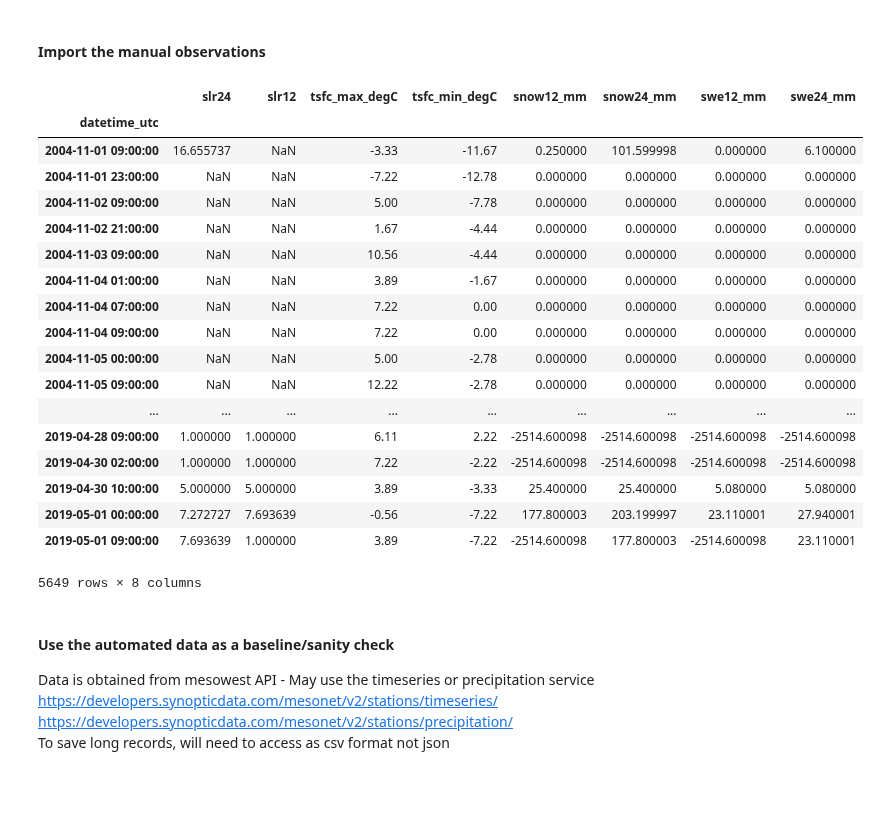
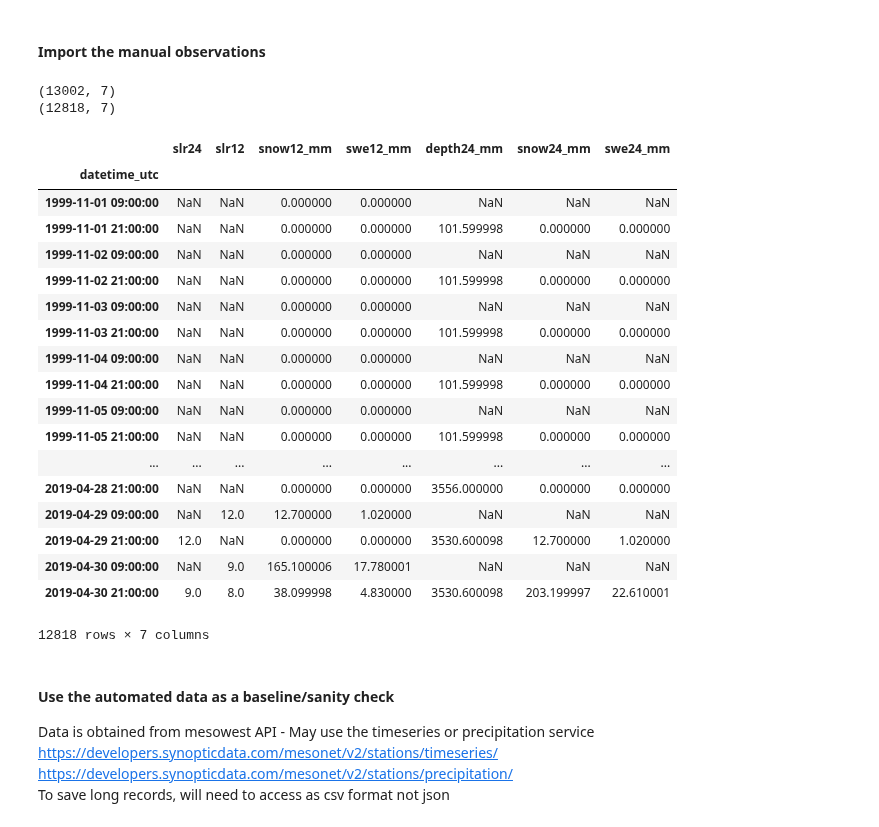
Before and after one commit to m-wessler/snow-liquid-ratio, a Jupyter notebook: data-tools/generic_data_ingest.ipynb, the cells around one changed output. Saved outputs shown, nothing was run; the diff lists cells and outputs as text; code cells hidden in the pictures; blank space fills up the shorter version.

Commit message:
added CLN to generic ingest, fixed time-shift issue, datetime ingest bug, rounded SLR to interger

```diff
--- a/data-tools/generic_data_ingest.ipynb
+++ b/data-tools/generic_data_ingest.ipynb
@@ -31,10 +31,24 @@ for s in ['SITE']:
         'tshift':None,
         'auto_site':''
 },
+# %%
+file_info = {
+    'CLNX':{
+        'header':['DATE', 'SNOW', 'SWE', 'DEPTH24', 'SNOW24', 'SWE24'],
+        'rename':['datetime', 'snow12', 'swe12', 'depth24', 'snow24', 'swe24'],
+        'units':[None, 'in', 'in', 'in', 'in', 'in'],
+        'tzinfo':-7,
+        'tfmt':['%Y%m%d%H%M'],
+        'tfix':None,
+        'tshift':None,
+        'auto_site':'CLN',
+    },
+}
 # %% [markdown]
 #### Import the manual observations
 # %%
-site = 'AGD'
+site = 'CLNX'
+
 finfo = file_info[site]
 
 f = glob(obdir + '%s*.csv'%site)[0]
@@ -63,7 +77,7 @@ elif len(finfo['tfmt']) == 2:
                             if d.minute > 30 else d-timedelta(minutes=d.minute) for d in data_raw['datetime']]
 
 elif len(finfo['tfmt']) == 1:
-    pass
+    data_raw['datetime'] = [datetime.strptime(str(t), finfo['tfmt'][0]) for t in data_raw['datetime']]
 
 # If we are going to attempt to assign tzinfo and parse ST vs DT, do it here and now
 # For now this is timezone-naive
@@ -80,57 +94,62 @@ cm_mm = 10
 m_mm = 1000
 
 for k in data_raw.keys():
+
+    data_raw[k] = data_raw[k].replace(-999, np.nan)
+
     if k[-3:] == '_in':
         data_raw[k] *= in_mm
         data_raw = data_raw.rename(columns={k:k.replace('_in', '_mm')}).round(2)
     elif k[-3:] == '_cm':
         data_raw[k] *= cm_mm
         data_raw = data_raw.rename(columns={k:k.replace('_cm', '_mm')}).round(2)
     elif k[-2:] == '_m':
         data_raw[k] *= m_mm
         data_raw = data_raw.rename(columns={k:k.replace('_m', '_mm')}).round(2)
     elif k[-5:] == '_degF':
         data_raw[k] = (data_raw[k] - 32) * (5 / 9)
         data_raw = data_raw.rename(columns={k:k.replace('_degF', '_degC')}).round(2)
 
 intervals = [k.split('_')[0].replace('snow', '') for k in data_raw.keys() if ('snow' in k)]
 for i in intervals:
-    data_raw.insert(0, 'slr'+i, data_raw['snow%s_mm'%i]/data_raw['swe%s_mm'%i])
+    data_raw.insert(0, 'slr'+i, np.round(data_raw['snow%s_mm'%i]/data_raw['swe%s_mm'%i], 0))
     data_raw['slr'+i][np.isinf(data_raw['slr'+i])] = np.nan
 
 # Ensure data is typecast properly
 data_raw = data_raw.fillna(np.nan)
 for k in data_raw.keys():
     try:
         data_raw[k] = data_raw[k].astype(np.float32)
     except:
         pass
 
-# print(data_raw.shape)
-# data_raw = data_raw.drop_duplicates()
-# print(data_raw.shape)
+print(data_raw.shape)
+data_raw = data_raw.dropna(how='all')
+print(data_raw.shape)
 
 data_raw
 # %% [output]
+(13002, 7)
+(12818, 7)
-|  | slr24 | slr12 | tsfc_max_degC | tsfc_min_degC | snow12_mm | snow24_mm | swe12_mm | swe24_mm |
-| datetime_utc |  |  |  |  |  |  |  |  |
-| 2004-11-01 09:00:00 | 16.655737 | NaN | -3.33 | -11.67 | 0.250000 | 101.599998 | 0.000000 | 6.100000 |
-| 2004-11-01 23:00:00 | NaN | NaN | -7.22 | -12.78 | 0.000000 | 0.000000 | 0.000000 | 0.000000 |
-| 2004-11-02 09:00:00 | NaN | NaN | 5.00 | -7.78 | 0.000000 | 0.000000 | 0.000000 | 0.000000 |
-| 2004-11-02 21:00:00 | NaN | NaN | 1.67 | -4.44 | 0.000000 | 0.000000 | 0.000000 | 0.000000 |
-| 2004-11-03 09:00:00 | NaN | NaN | 10.56 | -4.44 | 0.000000 | 0.000000 | 0.000000 | 0.000000 |
-| 2004-11-04 01:00:00 | NaN | NaN | 3.89 | -1.67 | 0.000000 | 0.000000 | 0.000000 | 0.000000 |
-| 2004-11-04 07:00:00 | NaN | NaN | 7.22 | 0.00 | 0.000000 | 0.000000 | 0.000000 | 0.000000 |
-| 2004-11-04 09:00:00 | NaN | NaN | 7.22 | 0.00 | 0.000000 | 0.000000 | 0.000000 | 0.000000 |
-| 2004-11-05 00:00:00 | NaN | NaN | 5.00 | -2.78 | 0.000000 | 0.000000 | 0.000000 | 0.000000 |
-| 2004-11-05 09:00:00 | NaN | NaN | 12.22 | -2.78 | 0.000000 | 0.000000 | 0.000000 | 0.000000 |
-| ... | ... | ... | ... | ... | ... | ... | ... | ... |
-| 2019-04-28 09:00:00 | 1.000000 | 1.000000 | 6.11 | 2.22 | -2514.600098 | -2514.600098 | -2514.600098 | -2514.600098 |
-| 2019-04-30 02:00:00 | 1.000000 | 1.000000 | 7.22 | -2.22 | -2514.600098 | -2514.600098 | -2514.600098 | -2514.600098 |
-| 2019-04-30 10:00:00 | 5.000000 | 5.000000 | 3.89 | -3.33 | 25.400000 | 25.400000 | 5.080000 | 5.080000 |
-| 2019-05-01 00:00:00 | 7.272727 | 7.693639 | -0.56 | -7.22 | 177.800003 | 203.199997 | 23.110001 | 27.940001 |
-| 2019-05-01 09:00:00 | 7.693639 | 1.000000 | 3.89 | -7.22 | -2514.600098 | 177.800003 | -2514.600098 | 23.110001 |
+|  | slr24 | slr12 | snow12_mm | swe12_mm | depth24_mm | snow24_mm | swe24_mm |
+| datetime_utc |  |  |  |  |  |  |  |
+| 1999-11-01 09:00:00 | NaN | NaN | 0.000000 | 0.000000 | NaN | NaN | NaN |
+| 1999-11-01 21:00:00 | NaN | NaN | 0.000000 | 0.000000 | 101.599998 | 0.000000 | 0.000000 |
+| 1999-11-02 09:00:00 | NaN | NaN | 0.000000 | 0.000000 | NaN | NaN | NaN |
+| 1999-11-02 21:00:00 | NaN | NaN | 0.000000 | 0.000000 | 101.599998 | 0.000000 | 0.000000 |
+| 1999-11-03 09:00:00 | NaN | NaN | 0.000000 | 0.000000 | NaN | NaN | NaN |
+| 1999-11-03 21:00:00 | NaN | NaN | 0.000000 | 0.000000 | 101.599998 | 0.000000 | 0.000000 |
+| 1999-11-04 09:00:00 | NaN | NaN | 0.000000 | 0.000000 | NaN | NaN | NaN |
+| 1999-11-04 21:00:00 | NaN | NaN | 0.000000 | 0.000000 | 101.599998 | 0.000000 | 0.000000 |
+| 1999-11-05 09:00:00 | NaN | NaN | 0.000000 | 0.000000 | NaN | NaN | NaN |
+| 1999-11-05 21:00:00 | NaN | NaN | 0.000000 | 0.000000 | 101.599998 | 0.000000 | 0.000000 |
+| ... | ... | ... | ... | ... | ... | ... | ... |
+| 2019-04-28 21:00:00 | NaN | NaN | 0.000000 | 0.000000 | 3556.000000 | 0.000000 | 0.000000 |
+| 2019-04-29 09:00:00 | NaN | 12.0 | 12.700000 | 1.020000 | NaN | NaN | NaN |
+| 2019-04-29 21:00:00 | 12.0 | NaN | 0.000000 | 0.000000 | 3530.600098 | 12.700000 | 1.020000 |
+| 2019-04-30 09:00:00 | NaN | 9.0 | 165.100006 | 17.780001 | NaN | NaN | NaN |
+| 2019-04-30 21:00:00 | 9.0 | 8.0 | 38.099998 | 4.830000 | 3530.600098 | 203.199997 | 22.610001 |
-5649 rows × 8 columns
+12818 rows × 7 columns
 # %% [markdown]
 #### Use the automated data as a baseline/sanity check
 Data is obtained from mesowest API - May use the timeseries or precipitation service<br>
```
Also changed, not shown: parts of 2 cells of this notebook, 2 other files.
